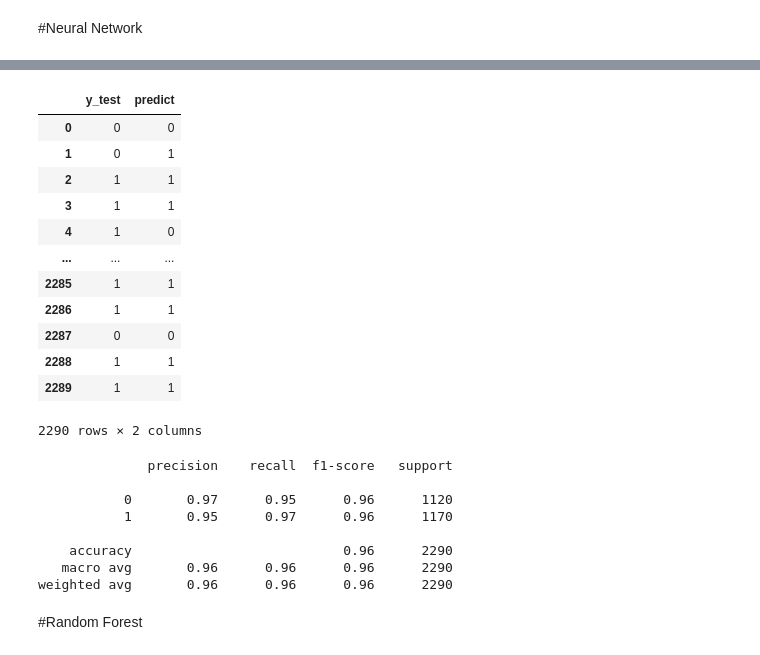
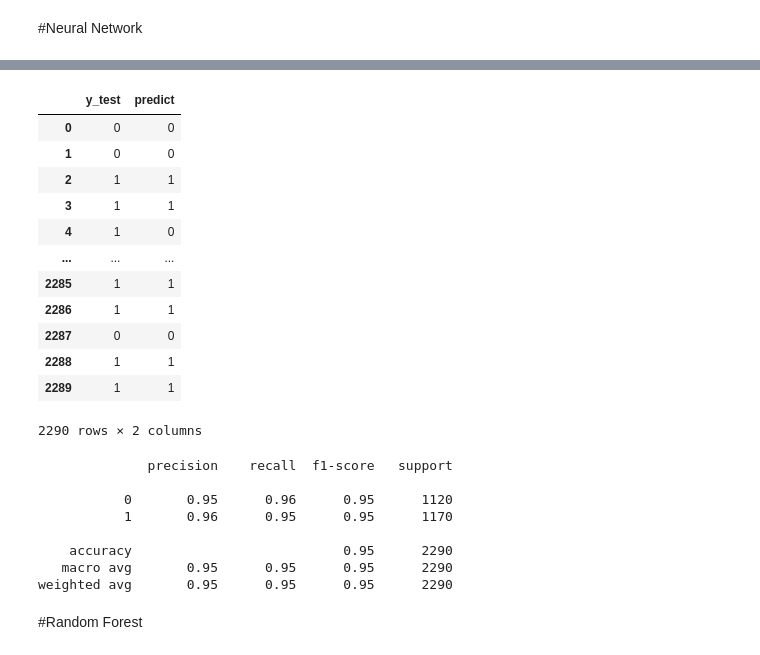
Before and after one commit to ngovi-2909/phishing-detection, a Jupyter notebook: Phishing_detection.ipynb, the cells around one changed output, grey strips where cells are left out. Saved outputs shown, nothing was run; the diff lists cells and outputs as text; code cells hidden in the pictures.

```diff
--- a/Phishing_detection.ipynb
+++ b/Phishing_detection.ipynb
@@ -262,0 +278,2 @@ MLPClassifier(hidden_layer_sizes=(64, 32))
+# %%
+model.fit(X_train, y_train, epochs=30, batch_size=32, verbose=2)
@@ -263,2 +306,2 @@ MLPClassifier(hidden_layer_sizes=(64, 32))
 # %%
-mlp_pred = mlp.predict(X_test)
+nn_pred = model.predict(X_test)
@@ -265,9 +310,13 @@ mlp_pred = mlp.predict(X_test)
+# %%
+y_pred = np.round(nn_pred).astype(int)
+# %%
+y_pred = y_pred.reshape(-1)
 # %%
-pd.DataFrame({'y_test': y_test, 'predict': mlp_pred})
+pd.DataFrame({'y_test': y_test, 'predict': y_pred})
 # %% [output]
 |  | y_test | predict |
 | 0 | 0 | 0 |
-| 1 | 0 | 1 |
+| 1 | 0 | 0 |
 | 2 | 1 | 1 |
 | 3 | 1 | 1 |
 | 4 | 1 | 0 |
@@ -279,14 +328,14 @@ pd.DataFrame({'y_test': y_test, 'predict': mlp_pred})
 | 2289 | 1 | 1 |
 2290 rows × 2 columns
 # %%
-print(classification_report(y_test,mlp_pred))
+print(classification_report(y_test,y_pred))
 # %% [output]
               precision    recall  f1-score   support
 
-           0       0.97      0.95      0.96      1120
-           1       0.95      0.97      0.96      1170
+           0       0.95      0.96      0.95      1120
+           1       0.96      0.95      0.95      1170
 
-    accuracy                           0.96      2290
-   macro avg       0.96      0.96      0.96      2290
-weighted avg       0.96      0.96      0.96      2290
+    accuracy                           0.95      2290
+   macro avg       0.95      0.95      0.95      2290
+weighted avg       0.95      0.95      0.95      2290
 # %%
```
Also changed, not shown: parts of 26 cells of this notebook, 1 other file.
